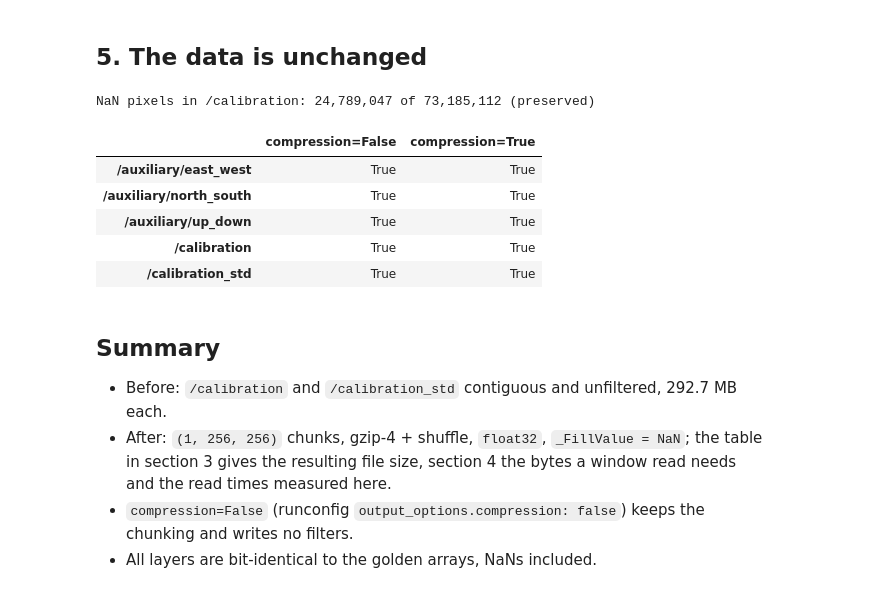
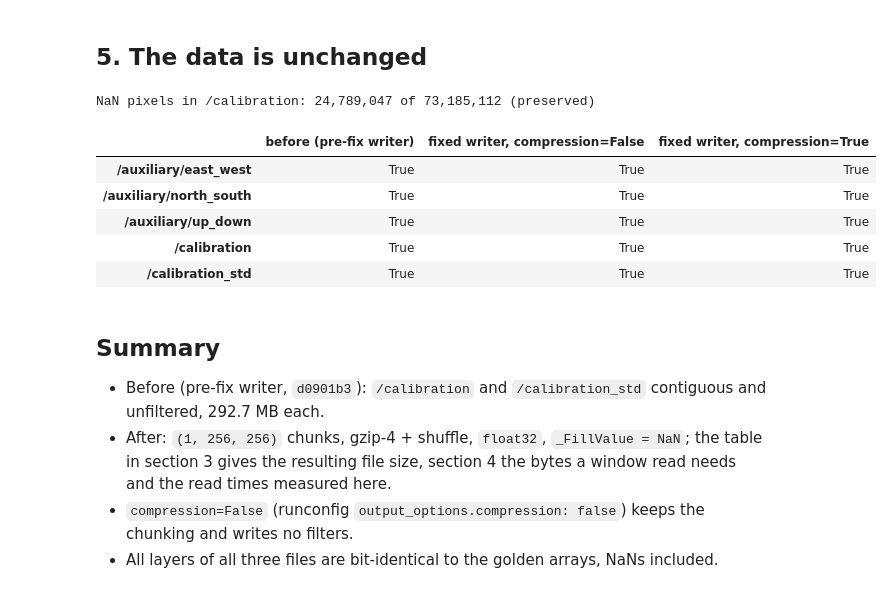
Before and after one commit to mgovorcin/cal-disp, a Jupyter notebook: docs/notebooks/04_product_encoding.ipynb, the cells around one changed output. Saved outputs shown, nothing was run; the diff lists cells and outputs as text; code cells hidden in the pictures.

```diff
--- a/docs/notebooks/04_product_encoding.ipynb
+++ b/docs/notebooks/04_product_encoding.ipynb
@@ -208,8 +273,8 @@ plt.rcParams.update({
 })
 
 fig, ax = plt.subplots(figsize=(7, 1.9))
-labels = list(sizes.index)[::-1]
-values = sizes["file size MB"].to_numpy()[::-1]
+labels = list(files)[::-1]
+values = sizes["file size MB"].iloc[:3].to_numpy()[::-1]
 bars = ax.barh(labels, values, height=0.5, color=BLUE)
 for bar, v in zip(bars, values):
     ax.text(v + values.max() * 0.01, bar.get_y() + bar.get_height() / 2, f"{v:,.1f} MB", va="center", color=INK)
@@ -238,7 +303,7 @@ Two costs of a window read:
   the (compressed) chunks the window touches.
 # %%
 WINDOW, N_WINDOWS = 512, 20
-with h5py.File(GOLDEN_NC) as f:
+with h5py.File(BEFORE_NC) as f:
     _, ny, nx = f["calibration"].shape
 rng = np.random.default_rng(0)
 corners = [(int(rng.integers(0, ny - WINDOW)), int(rng.integers(0, nx - WINDOW))) for _ in range(N_WINDOWS)]
@@ -286,13 +351,13 @@ window_table
 # %%
-g, z = window_table.iloc[0], window_table.iloc[2]
+b, z = window_table.iloc[0], window_table.iloc[2]
 print(
-    f"A 512x512 window (1.05 MB of float32) needs {g.iloc[1]:.1f} MB from the contiguous golden file "
+    f"A 512x512 window (1.05 MB of float32) needs {b.iloc[1]:.1f} MB from the contiguous pre-fix file "
     f"in one range (or {WINDOW} ranges of {WINDOW * 4 / 1e3:.1f} kB), and {z.iloc[1]:.2f} MB in "
-    f"{z.iloc[2]:.0f} chunk ranges from the fixed product: {g.iloc[1] / z.iloc[1]:.0f}x fewer bytes."
+    f"{z.iloc[2]:.0f} chunk ranges from the fixed product: {b.iloc[1] / z.iloc[1]:.0f}x fewer bytes."
 )
 print(
-    f"Measured wall time per window: {g.iloc[0]} ms (contiguous) vs {z.iloc[0]} ms (gzip chunks); "
-    f"full layer: {g.iloc[3]} s vs {z.iloc[3]} s (indicative: shared filesystem). "
-    "A small window costs a few ms more to decompress; the saving is in bytes stored and transferred."
+    f"Measured wall time per window: {b.iloc[0]} ms (contiguous) vs {z.iloc[0]} ms (gzip chunks); "
+    f"full layer: {b.iloc[3]} s vs {z.iloc[3]} s (indicative: shared filesystem). "
+    "Decompression costs some CPU time; the saving is in bytes stored and transferred."
 )
 # %% [output]
@@ -303,36 +368,38 @@ Measured wall time per window: 8.96 ms (contiguous) vs 8.59 ms (gzip chunks); fu
 # %%
 def same_bits(a, b):
     return a.dtype == b.dtype and a.shape == b.shape and a.tobytes() == b.tobytes()
 
 
 checks = {}
-for label, product in (("compression=True", fixed_zip), ("compression=False", fixed_raw)):
-    with xr.open_dataset(product.path, engine="h5netcdf") as ds:
-        checks[(label, "/calibration")] = same_bits(ds["calibration"].values, golden_cal)
-        checks[(label, "/calibration_std")] = same_bits(ds["calibration_std"].values, golden_std)
-    with xr.open_dataset(product.path, group="auxiliary", engine="h5netcdf") as ds:
-        for k, v in golden_aux.items():
+for label, path in files.items():
+    with xr.open_dataset(path, engine="h5netcdf") as ds:
+        for name in ("calibration", "calibration_std"):
+            checks[(label, f"/{name}")] = same_bits(ds[name].values, layers[name])
+    with xr.open_dataset(path, group="auxiliary", engine="h5netcdf") as ds:
+        for k, v in aux.items():
             checks[(label, f"/auxiliary/{k}")] = same_bits(ds[k].values, v)
 
-result = pd.Series(checks, name="bit-identical to golden").unstack(0)
+result = pd.Series(checks, name="bit-identical to golden").unstack(0)[list(files)]
 assert result.to_numpy().all()
-print(f"NaN pixels in /calibration: {int(np.isnan(golden_cal).sum()):,} of {golden_cal.size:,} (preserved)")
+n_nan = int(np.isnan(layers["calibration"]).sum())
+print(f"NaN pixels in /calibration: {n_nan:,} of {layers['calibration'].size:,} (preserved)")
 result
 # %% [output]
 NaN pixels in /calibration: 24,789,047 of 73,185,112 (preserved)
-|  | compression=False | compression=True |
-| /auxiliary/east_west | True | True |
-| /auxiliary/north_south | True | True |
-| /auxiliary/up_down | True | True |
-| /calibration | True | True |
-| /calibration_std | True | True |
+|  | before (pre-fix writer) | fixed writer, compression=False | fixed writer, compression=True |
+| /auxiliary/east_west | True | True | True |
+| /auxiliary/north_south | True | True | True |
+| /auxiliary/up_down | True | True | True |
+| /calibration | True | True | True |
+| /calibration_std | True | True | True |
 # %% [markdown]
 ## Summary
 
-* Before: `/calibration` and `/calibration_std` contiguous and unfiltered, 292.7 MB each.
+* Before (pre-fix writer, `d0901b3`): `/calibration` and `/calibration_std` contiguous and
+  unfiltered, 292.7 MB each.
 * After: `(1, 256, 256)` chunks, gzip-4 + shuffle, `float32`, `_FillValue = NaN`; the
   table in section 3 gives the resulting file size, section 4 the bytes a window read needs
   and the read times measured here.
 * `compression=False` (runconfig `output_options.compression: false`) keeps the chunking
   and writes no filters.
-* All layers are bit-identical to the golden arrays, NaNs included.
+* All layers of all three files are bit-identical to the golden arrays, NaNs included.
```
Also changed, not shown: parts of 14 cells of this notebook.
